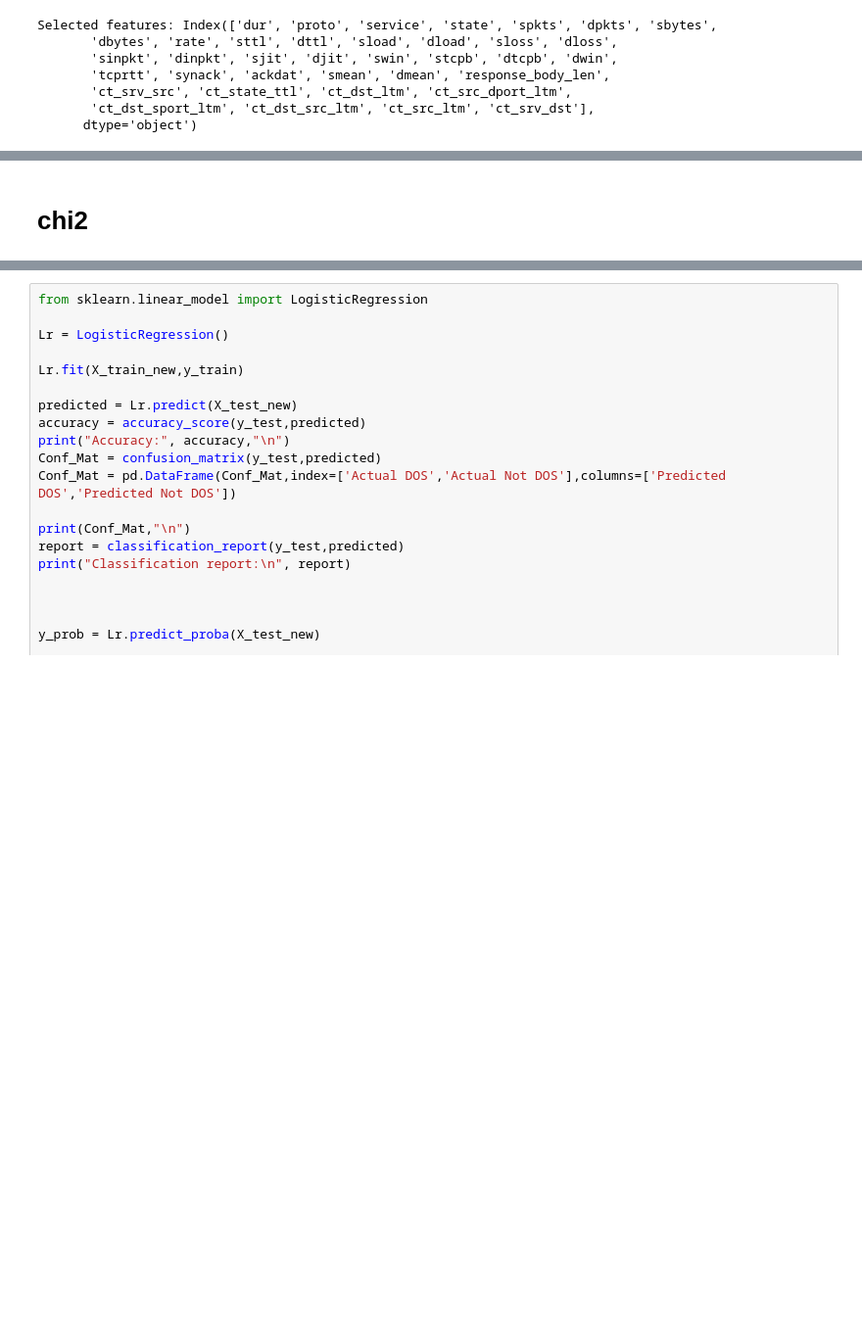
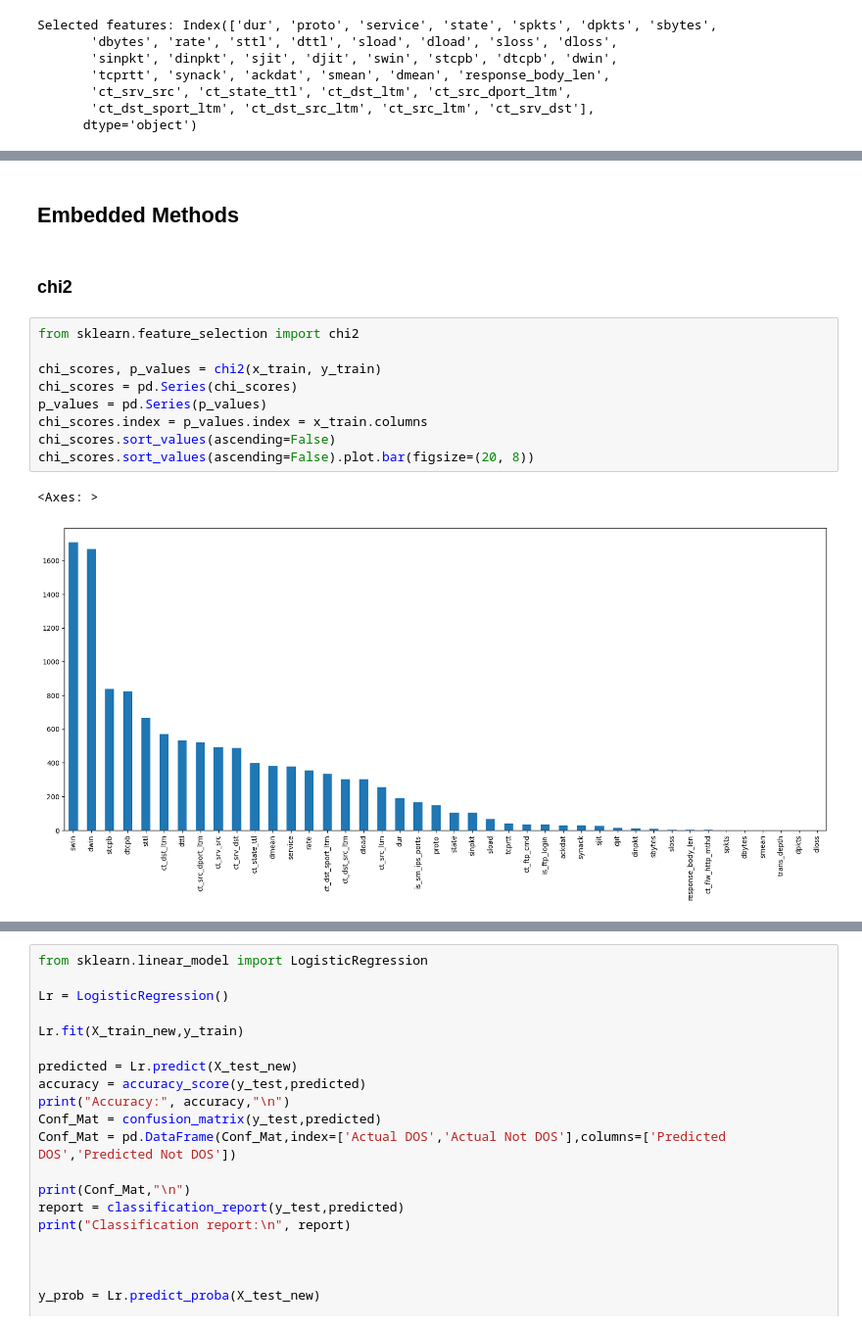
Before and after one commit to Abir-Ba/2CS_Project, a Jupyter notebook: UNSW_NB15.ipynb, the cells around one changed output, grey strips where cells are left out. Shown at 98% size. Saved outputs shown, nothing was run; the diff lists cells and outputs as text; blank space fills up the shorter version.

```diff
--- a/UNSW_NB15.ipynb
+++ b/UNSW_NB15.ipynb
@@ -719,4 +842,18 @@ print(roc_auc_score)
+# %% [markdown]
+## Embedded Methods
 # %% [markdown]
-# chi2
+### chi2
+# %%
+from sklearn.feature_selection import chi2
+
+chi_scores, p_values = chi2(x_train, y_train)
+chi_scores = pd.Series(chi_scores)
+p_values = pd.Series(p_values)
+chi_scores.index = p_values.index = x_train.columns
+chi_scores.sort_values(ascending=False)
+chi_scores.sort_values(ascending=False).plot.bar(figsize=(20, 8))
+# %% [output]
+<Axes: >
+[figure, added]
 # %%
 from sklearn.feature_selection import SelectKBest
```
Also changed, not shown: parts of 41 cells of this notebook, 1 other file.
